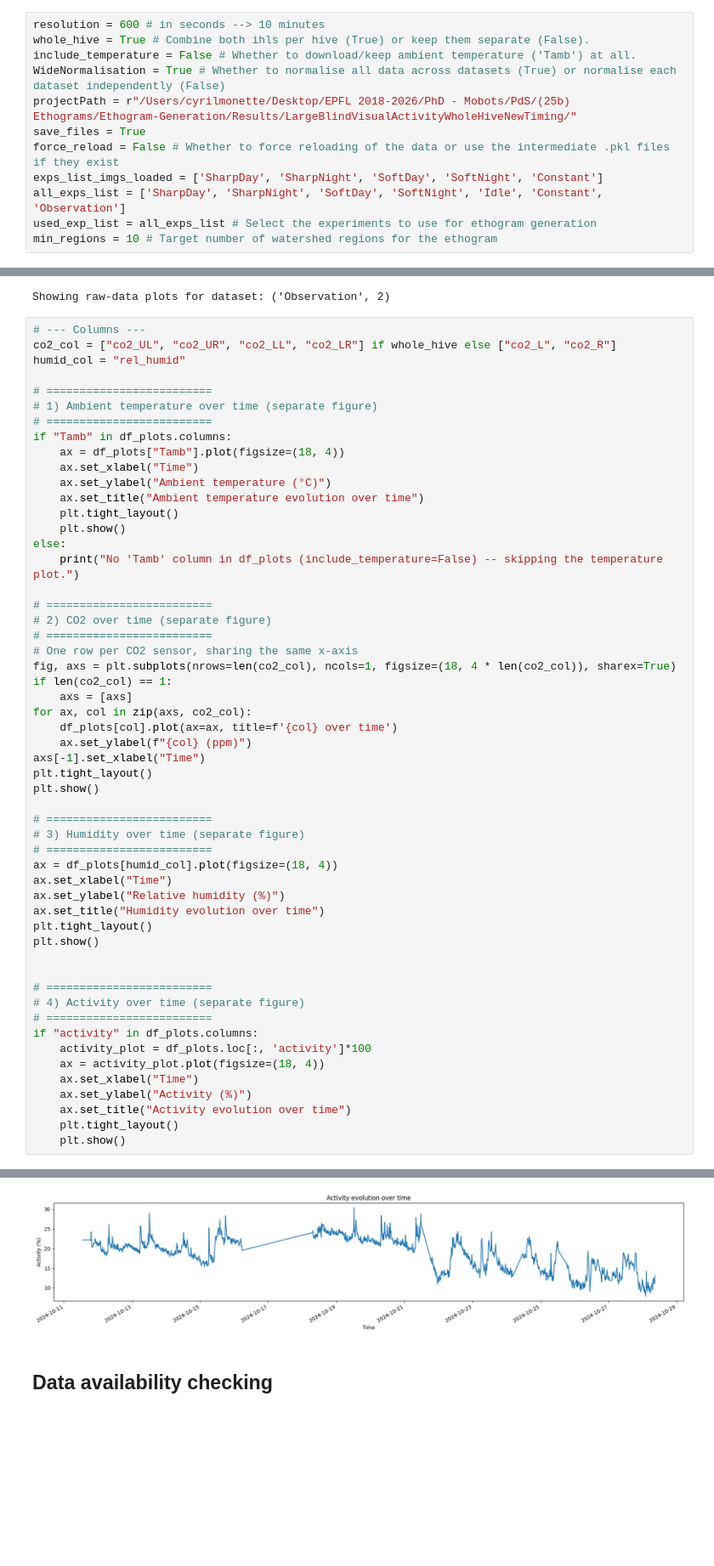
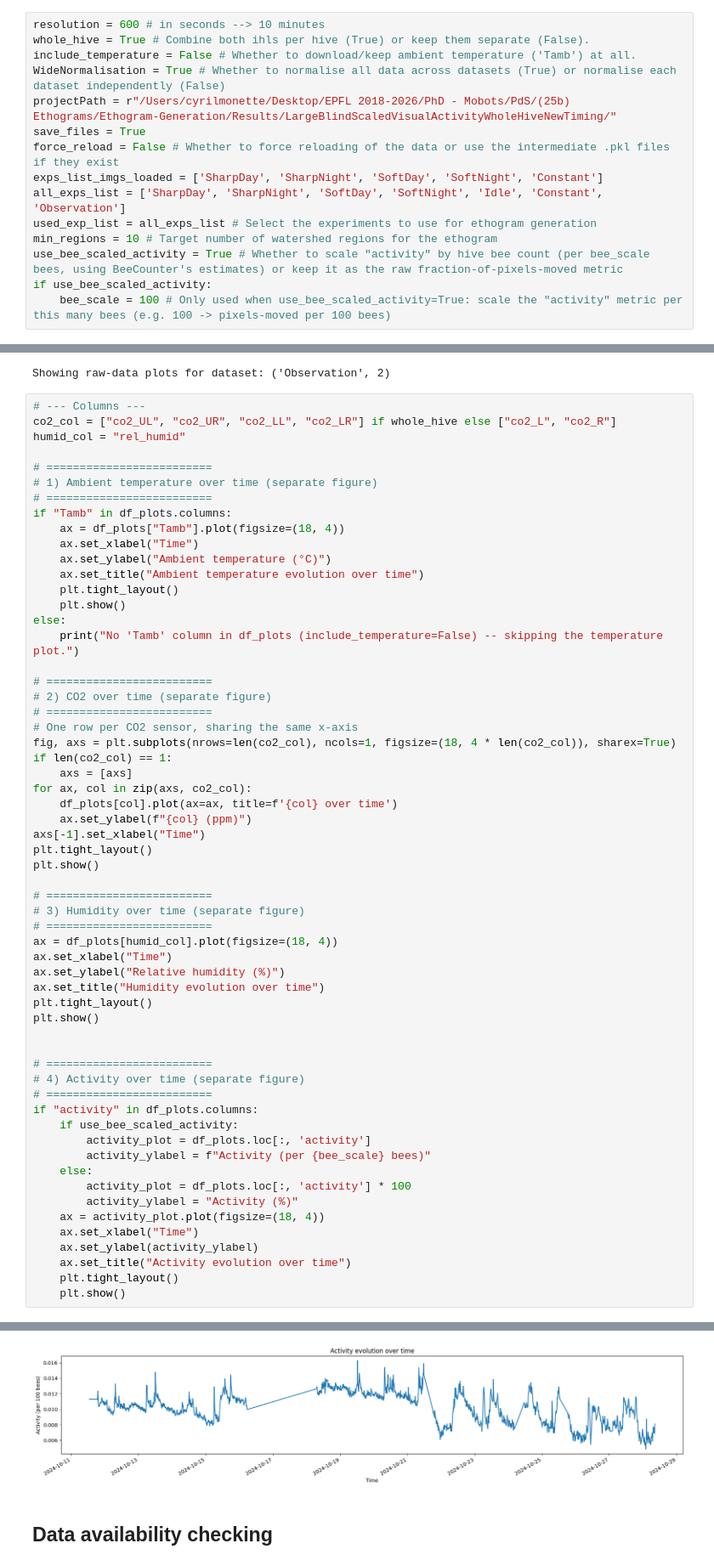
Before and after one commit to epfl-mobots/Ethogram-Generation, a Jupyter notebook: Ethogram_Generation_Metabolism.ipynb, the cells around one changed output, grey strips where cells are left out. Shown at 85% size. Cells and saved outputs as stored; diff of their text form; blank space fills up the shorter version.

```diff
--- a/Ethogram_Generation_Metabolism.ipynb
+++ b/Ethogram_Generation_Metabolism.ipynb
@@ -47,13 +47,16 @@ resolution = 600 # in seconds --> 10 minutes
 whole_hive = True # Combine both ihls per hive (True) or keep them separate (False).
 include_temperature = False # Whether to download/keep ambient temperature ('Tamb') at all.
 WideNormalisation = True # Whether to normalise all data across datasets (True) or normalise each dataset independently (False)
-projectPath = r"/Users/cyrilmonette/Desktop/EPFL 2018-2026/PhD - Mobots/PdS/(25b) Ethograms/Ethogram-Generation/Results/LargeBlindVisualActivityWholeHiveNewTiming/"
+projectPath = r"/Users/cyrilmonette/Desktop/EPFL 2018-2026/PhD - Mobots/PdS/(25b) Ethograms/Ethogram-Generation/Results/LargeBlindScaledVisualActivityWholeHiveNewTiming/"
 save_files = True
 force_reload = False # Whether to force reloading of the data or use the intermediate .pkl files if they exist
 exps_list_imgs_loaded = ['SharpDay', 'SharpNight', 'SoftDay', 'SoftNight', 'Constant']
 all_exps_list = ['SharpDay', 'SharpNight', 'SoftDay', 'SoftNight', 'Idle', 'Constant', 'Observation']
 used_exp_list = all_exps_list # Select the experiments to use for ethogram generation
 min_regions = 10 # Target number of watershed regions for the ethogram
+use_bee_scaled_activity = True # Whether to scale "activity" by hive bee count (per bee_scale bees, using BeeCounter's estimates) or keep it as the raw fraction-of-pixels-moved metric
+if use_bee_scaled_activity:
+    bee_scale = 100 # Only used when use_bee_scaled_activity=True: scale the "activity" metric per this many bees (e.g. 100 -> pixels-moved per 100 bees)
 # %% [markdown]
 ## Dataset(s) loading
 # %%
@@ -344,36 +388,41 @@ for ax, col in zip(axs, co2_col):
     df_plots[col].plot(ax=ax, title=f'{col} over time')
     ax.set_ylabel(f"{col} (ppm)")
 axs[-1].set_xlabel("Time")
 plt.tight_layout()
 plt.show()
 
 # =========================
 # 3) Humidity over time (separate figure)
 # =========================
 ax = df_plots[humid_col].plot(figsize=(18, 4))
 ax.set_xlabel("Time")
 ax.set_ylabel("Relative humidity (%)")
 ax.set_title("Humidity evolution over time")
 plt.tight_layout()
 plt.show()
 
 
 # =========================
 # 4) Activity over time (separate figure)
 # =========================
 if "activity" in df_plots.columns:
-    activity_plot = df_plots.loc[:, 'activity']*100
+    if use_bee_scaled_activity:
+        activity_plot = df_plots.loc[:, 'activity']
+        activity_ylabel = f"Activity (per {bee_scale} bees)"
+    else:
+        activity_plot = df_plots.loc[:, 'activity'] * 100
+        activity_ylabel = "Activity (%)"
     ax = activity_plot.plot(figsize=(18, 4))
     ax.set_xlabel("Time")
-    ax.set_ylabel("Activity (%)")
+    ax.set_ylabel(activity_ylabel)
     ax.set_title("Activity evolution over time")
     plt.tight_layout()
     plt.show()
 # %% [output]
 No 'Tamb' column in df_plots (include_temperature=False) -- skipping the temperature plot.
 [figure]
 [figure]
-[figure, old version]
+[figure, new version]
 # %% [markdown]
 ## Data availability checking
 # %%
```
Also changed, not shown: parts of 26 cells of this notebook, 3 other files.
